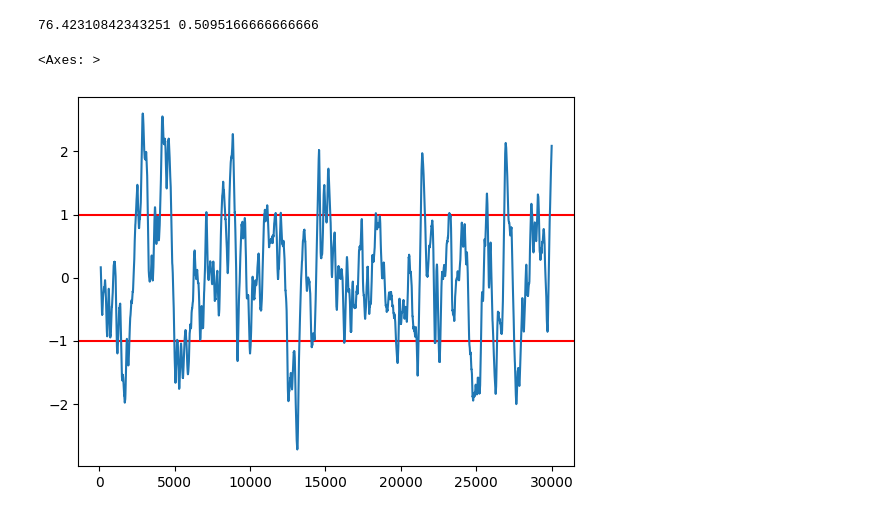
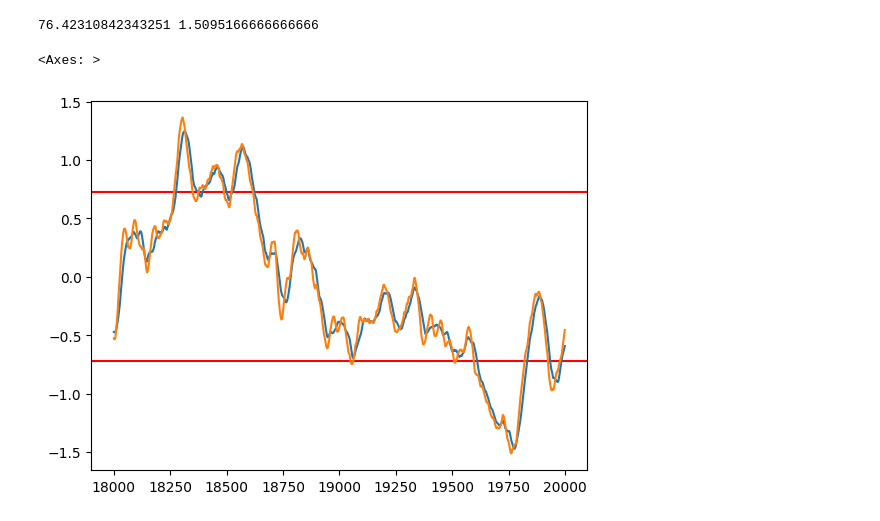
Before and after one commit to naman-doshi/IMCProsperity-2, a Jupyter notebook: R3/analysis.ipynb, the cells around one changed output. Drawn from its saved outputs; the diff is of its cells as text; code cells hidden in the pictures.

```diff
--- a/R3/analysis.ipynb
+++ b/R3/analysis.ipynb
@@ -24,26 +24,26 @@ lis = [strawb[i]*6 + choc[i]*4 + roses[i] for i in range(len(strawb))]
 # create new dataframe
 df2 = pd.DataFrame()
 df2['combined'] = lis
-df2['combined'] = df2['combined'] + 380
+df2['combined'] = df2['combined'] + 381
 df2['basket'] = basket
 # %%
 spread = df2['combined'] - df2['basket']
 sd = np.std(spread)
 mean = np.mean(spread)
 print(sd, mean)
 zscores = (spread - mean) / sd
 
 # histogram
 # plt.hist(df2['zscores'], bins=10)
 # plt.xlabel('Z-Score')
 # plt.ylabel('Frequency')
 
 realz = zscores
-zscores = zscores.rolling(window=100).mean()
-plt.axhline(y=1, color='r', linestyle='-')
-plt.axhline(y=-1, color='r', linestyle='-')
-zscores.plot()
+plt.axhline(y=55/76, color='r', linestyle='-')
+plt.axhline(y=-55/76, color='r', linestyle='-')
+zscores.rolling(window=50).mean()[18000:20000].plot()
+zscores.rolling(window=30).mean()[18000:20000].plot()
 # %% [output]
-76.42310842343251 0.5095166666666666
+76.42310842343251 1.5095166666666666
 <Axes: >
-[figure, old version]
+[figure, new version]
```
Also changed, not shown: parts of 4 cells of this notebook, 10 other files.
